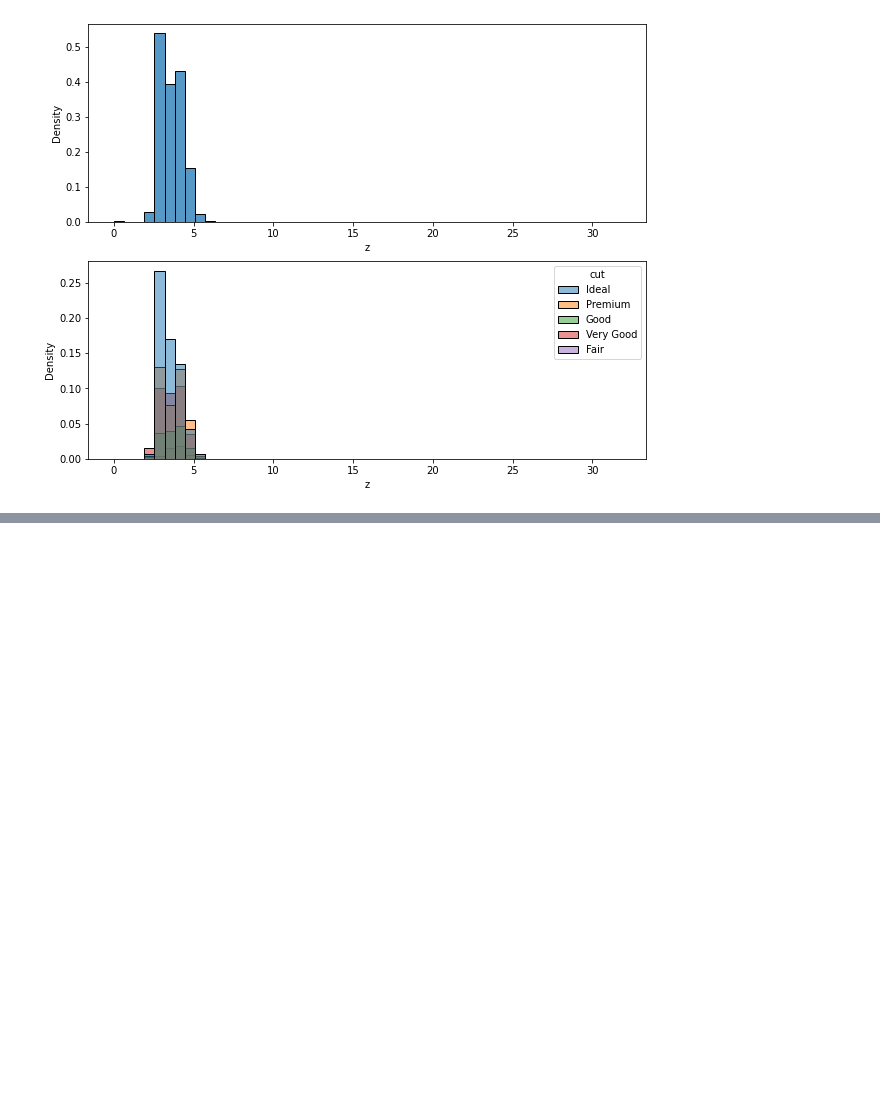
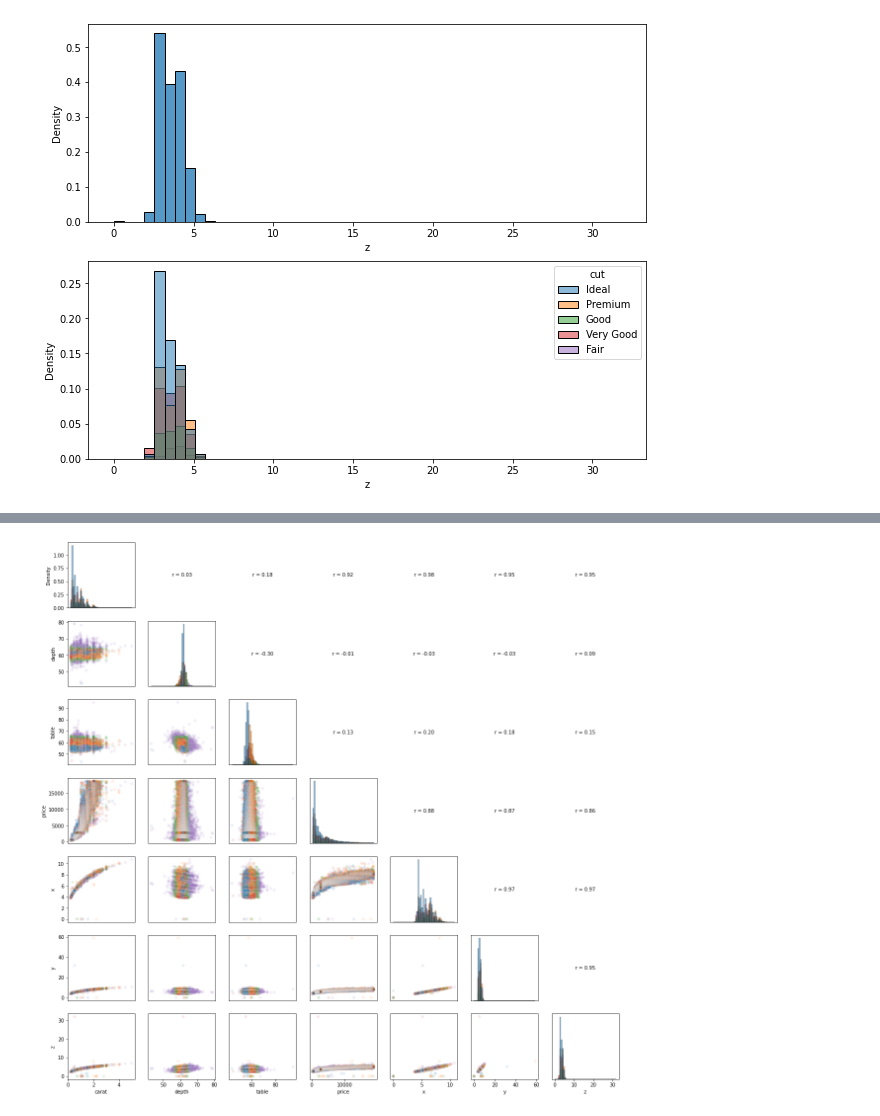
Before and after one commit to juanbelieni/fgv-tacd-a1, a Jupyter notebook: work/part-1.ipynb, the cells around one changed output, grey strips where cells are left out. Cells and saved outputs as stored; diff of their text form; code cells hidden in the pictures; blank space fills up the shorter version.

```diff
--- a/work/part-1.ipynb
+++ b/work/part-1.ipynb
@@ -78,0 +109,39 @@ plot_histograms("z")
+# %%
+# Making the figure
+
+from itertools import product
+from numpy import corrcoef
+
+columns = ["carat", "depth", "table", "price", "x", "y", "z"]
+n = len(columns)
+
+fix, axs = plt.subplots(nrows=n, ncols=n, figsize=(20, 20))
+
+for i, j in product(range(n), range(n)):
+  data = diamonds_dataset
+  x = columns[j]
+  y = columns[i]
+  ax = axs[i, j]
+
+  if i > j:
+    sns.scatterplot(data=data, x=x, y=y, ax=ax, alpha=0.1, hue="cut")
+
+  if i == j:
+    plot = sns.histplot(data=data, x=x, stat="density", bins=50, ax=ax, hue="cut")
+
+  if i < j:
+    corr = corrcoef(data[x], data[y])[0, 1]
+    ax.set_axis_off()
+    ax.text(0.5, 0.5, f"r = {corr:.2f}", ha="center", va="center")
+
+  if i != n - 1:
+    ax.axes.get_xaxis().set_visible(False)
+    ax.set_xticklabels([])
+
+  if j != 0:
+    ax.axes.get_yaxis().set_visible(False)
+    ax.set_yticklabels([])
+
+  ax.legend([],[], frameon=False)
+# %% [output]
+[figure, added]
```
Also changed, not shown: parts of 3 cells of this notebook.
